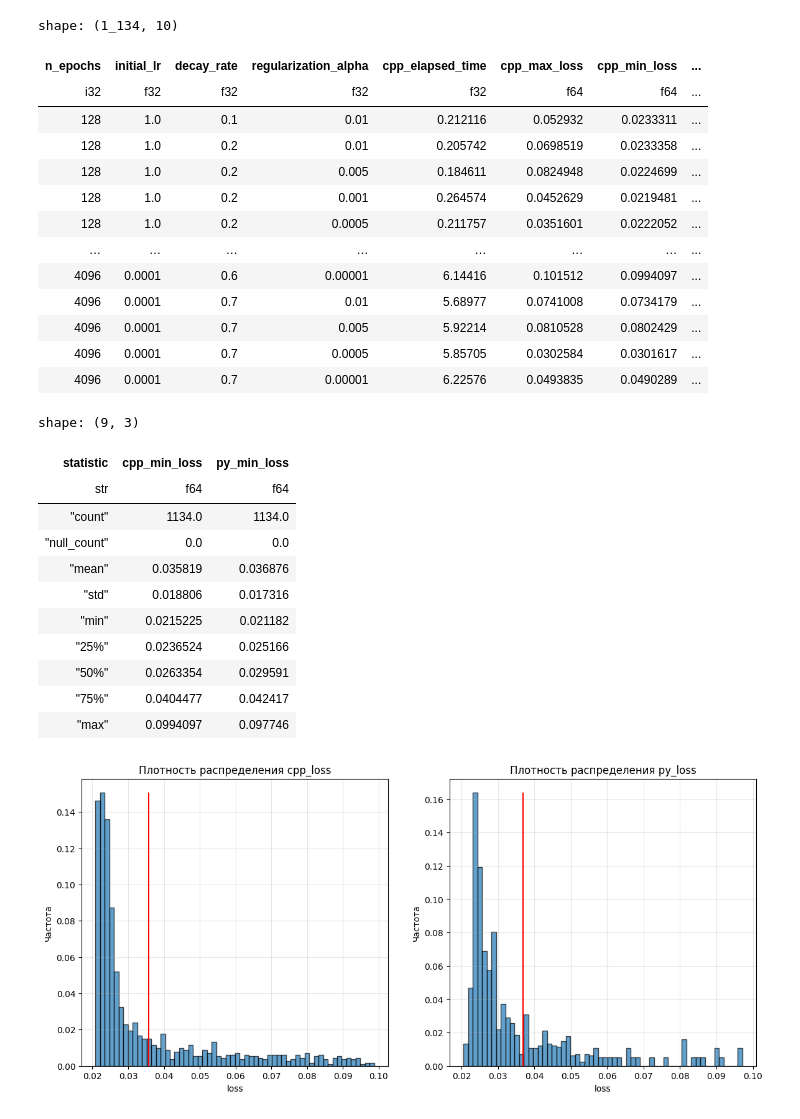
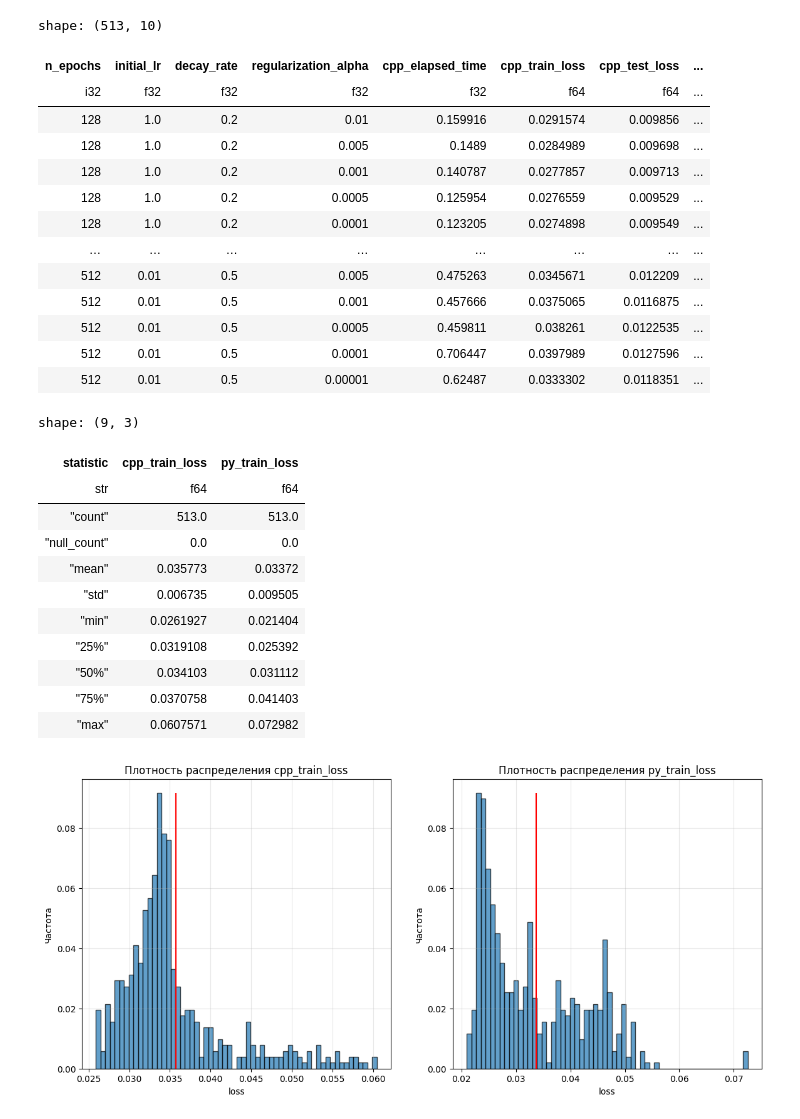
Before and after one commit to Lolikion228/CppLinReg, a Jupyter notebook: LinearRegression/res.ipynb, the cells around one changed output. Saved outputs shown, nothing was run; the diff lists cells and outputs as text; code cells hidden in the pictures.

Commit message:
add test_loss in jp_notebook

```diff
--- a/LinearRegression/res.ipynb
+++ b/LinearRegression/res.ipynb
@@ -9,12 +9,14 @@ def read_logs(fpath):
     f.close()
 
     data = list( map( lambda s: s.strip().split(), lines) )
+    if len(data[-1]) != len(data[-2]):
+        data.pop(-1)
 
     df = pl.DataFrame( data,
                        orient ='row',
                        schema = {'n_epochs' : pl.Int32, 'initial_lr' : pl.Float32,
                                  'decay_rate' : pl.Float32, 'regularization_alpha' : pl.Float32,
-                                 'elapsed_time' : pl.Float32, 'max_loss' : pl.Float64, 'min_loss' : pl.Float64 } )
+                                 'elapsed_time' : pl.Float32, 'train_loss' : pl.Float64, 'test_loss' : pl.Float64 } )
 
     return df
 # %%
@@ -25,8 +27,8 @@ def make_df():
     df = pl.DataFrame(data = np.zeros( shape= (py_df.shape[0], py_df.shape[1]+3)),
         schema = {'n_epochs' : pl.Int32, 'initial_lr' : pl.Float32,
                                 'decay_rate' : pl.Float32, 'regularization_alpha' : pl.Float32,
-                                'cpp_elapsed_time' : pl.Float32, 'cpp_max_loss' : pl.Float64, 'cpp_min_loss' : pl.Float64,
-                                'py_elapsed_time' : pl.Float32, 'py_max_loss' : pl.Float64, 'py_min_loss' : pl.Float64} )
+                                'cpp_elapsed_time' : pl.Float32, 'cpp_train_loss' : pl.Float64, 'cpp_test_loss' : pl.Float64,
+                                'py_elapsed_time' : pl.Float32, 'py_train_loss' : pl.Float64, 'py_test_loss' : pl.Float64} )
 
 
     df = df.with_columns(
@@ -127,51 +135,51 @@ shape: (1_260, 10)
 # %%
-data = df.filter( (pl.col("cpp_min_loss") < 0.1) & (pl.col("py_min_loss") < 0.1) )
+data = df.filter( (pl.col("cpp_train_loss") < 0.1) & (pl.col("py_train_loss") < 0.1) )
 data
 # %% [output]
-shape: (1_134, 10)
+shape: (513, 10)
-| n_epochs | initial_lr | decay_rate | regularization_alpha | cpp_elapsed_time | cpp_max_loss | cpp_min_loss | ... |
+| n_epochs | initial_lr | decay_rate | regularization_alpha | cpp_elapsed_time | cpp_train_loss | cpp_test_loss | ... |
 | i32 | f32 | f32 | f32 | f32 | f64 | f64 | ... |
-| 128 | 1.0 | 0.1 | 0.01 | 0.212116 | 0.052932 | 0.0233311 | ... |
-| 128 | 1.0 | 0.2 | 0.01 | 0.205742 | 0.0698519 | 0.0233358 | ... |
-| 128 | 1.0 | 0.2 | 0.005 | 0.184611 | 0.0824948 | 0.0224699 | ... |
-| 128 | 1.0 | 0.2 | 0.001 | 0.264574 | 0.0452629 | 0.0219481 | ... |
-| 128 | 1.0 | 0.2 | 0.0005 | 0.211757 | 0.0351601 | 0.0222052 | ... |
+| 128 | 1.0 | 0.2 | 0.01 | 0.159916 | 0.0291574 | 0.009856 | ... |
+| 128 | 1.0 | 0.2 | 0.005 | 0.1489 | 0.0284989 | 0.009698 | ... |
+| 128 | 1.0 | 0.2 | 0.001 | 0.140787 | 0.0277857 | 0.009713 | ... |
+| 128 | 1.0 | 0.2 | 0.0005 | 0.125954 | 0.0276559 | 0.009529 | ... |
+| 128 | 1.0 | 0.2 | 0.0001 | 0.123205 | 0.0274898 | 0.009549 | ... |
 | … | … | … | … | … | … | … | ... |
-| 4096 | 0.0001 | 0.6 | 0.00001 | 6.14416 | 0.101512 | 0.0994097 | ... |
-| 4096 | 0.0001 | 0.7 | 0.01 | 5.68977 | 0.0741008 | 0.0734179 | ... |
-| 4096 | 0.0001 | 0.7 | 0.005 | 5.92214 | 0.0810528 | 0.0802429 | ... |
-| 4096 | 0.0001 | 0.7 | 0.0005 | 5.85705 | 0.0302584 | 0.0301617 | ... |
-| 4096 | 0.0001 | 0.7 | 0.00001 | 6.22576 | 0.0493835 | 0.0490289 | ... |
+| 512 | 0.01 | 0.5 | 0.005 | 0.475263 | 0.0345671 | 0.012209 | ... |
+| 512 | 0.01 | 0.5 | 0.001 | 0.457666 | 0.0375065 | 0.0116875 | ... |
+| 512 | 0.01 | 0.5 | 0.0005 | 0.459811 | 0.038261 | 0.0122535 | ... |
+| 512 | 0.01 | 0.5 | 0.0001 | 0.706447 | 0.0397989 | 0.0127596 | ... |
+| 512 | 0.01 | 0.5 | 0.00001 | 0.62487 | 0.0333302 | 0.0118351 | ... |
 # %%
-data[ ["cpp_min_loss", "py_min_loss"] ].describe()
+data[ ["cpp_train_loss", "py_train_loss"] ].describe()
 # %% [output]
 shape: (9, 3)
-| statistic | cpp_min_loss | py_min_loss |
+| statistic | cpp_train_loss | py_train_loss |
 | str | f64 | f64 |
-| "count" | 1134.0 | 1134.0 |
+| "count" | 513.0 | 513.0 |
 | "null_count" | 0.0 | 0.0 |
-| "mean" | 0.035819 | 0.036876 |
-| "std" | 0.018806 | 0.017316 |
-| "min" | 0.0215225 | 0.021182 |
-| "25%" | 0.0236524 | 0.025166 |
-| "50%" | 0.0263354 | 0.029591 |
-| "75%" | 0.0404477 | 0.042417 |
-| "max" | 0.0994097 | 0.097746 |
+| "mean" | 0.035773 | 0.03372 |
+| "std" | 0.006735 | 0.009505 |
+| "min" | 0.0261927 | 0.021404 |
+| "25%" | 0.0319108 | 0.025392 |
+| "50%" | 0.034103 | 0.031112 |
+| "75%" | 0.0370758 | 0.041403 |
+| "max" | 0.0607571 | 0.072982 |
 # %%
 fig = plt.figure(figsize=(14, 6))
 axes = fig.subplots(1,2)
 cnt_bins = 60
 for i,n in zip(range(2), ['cpp','py']):
 
-    counts, bins = np.histogram(data[f"{n}_min_loss"], bins=cnt_bins)
-    relative_freq = counts / len(data[f"{n}_min_loss"])
+    counts, bins = np.histogram(data[f"{n}_train_loss"], bins=cnt_bins)
+    relative_freq = counts / len(data[f"{n}_train_loss"])
     bin_width = bins[1] - bins[0]
     axes[i].bar(bins[:-1], relative_freq, width=bin_width, alpha=0.7, edgecolor='black')
 
-    axes[i].set_title(f"Плотность распределения {n}_loss")
+    axes[i].set_title(f"Плотность распределения {n}_train_loss")
     axes[i].set_xlabel('loss')
     axes[i].set_ylabel('Частота')
     axes[i].grid(alpha=0.3)
-    axes[i].vlines(data[f"{n}_min_loss"].mean(),ymin=0,ymax=max(relative_freq), color='red')
+    axes[i].vlines(data[f"{n}_train_loss"].mean(),ymin=0,ymax=max(relative_freq), color='red')
 # %% [output]
-[figure, old version]
+[figure, new version]
```
Also changed, not shown: parts of 12 cells of this notebook.
